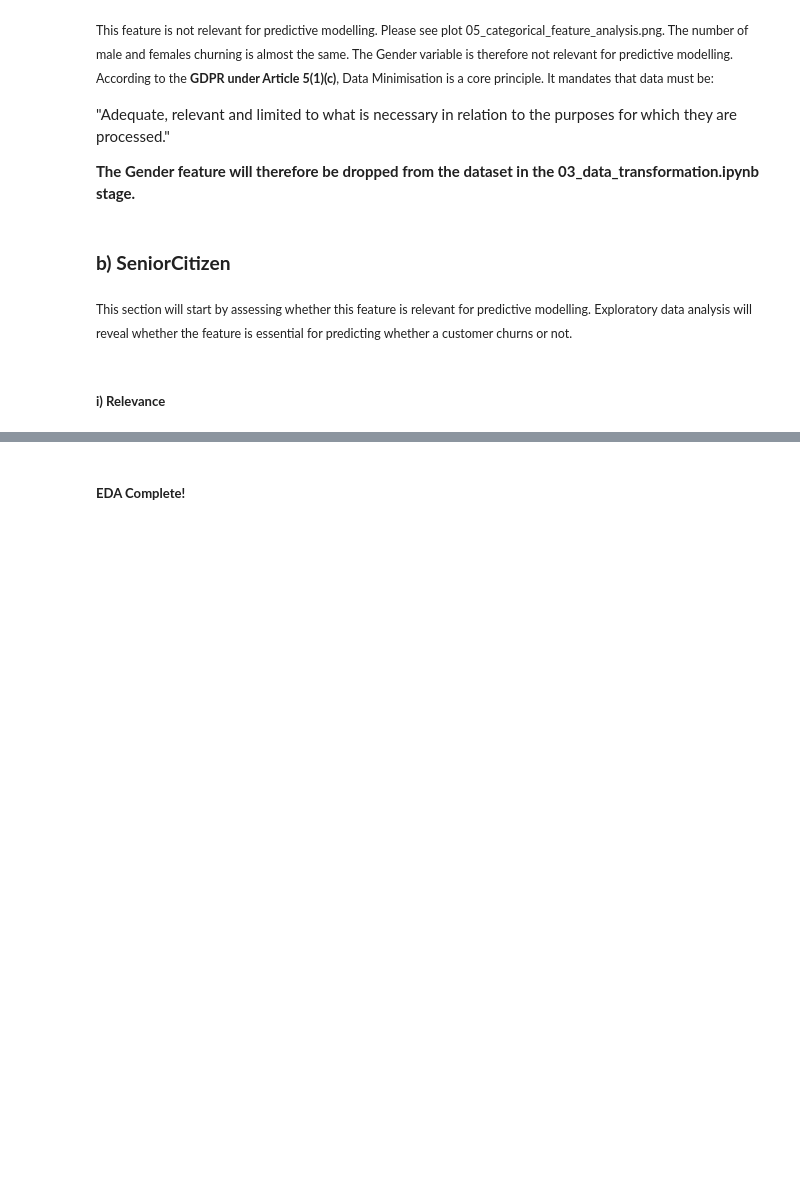
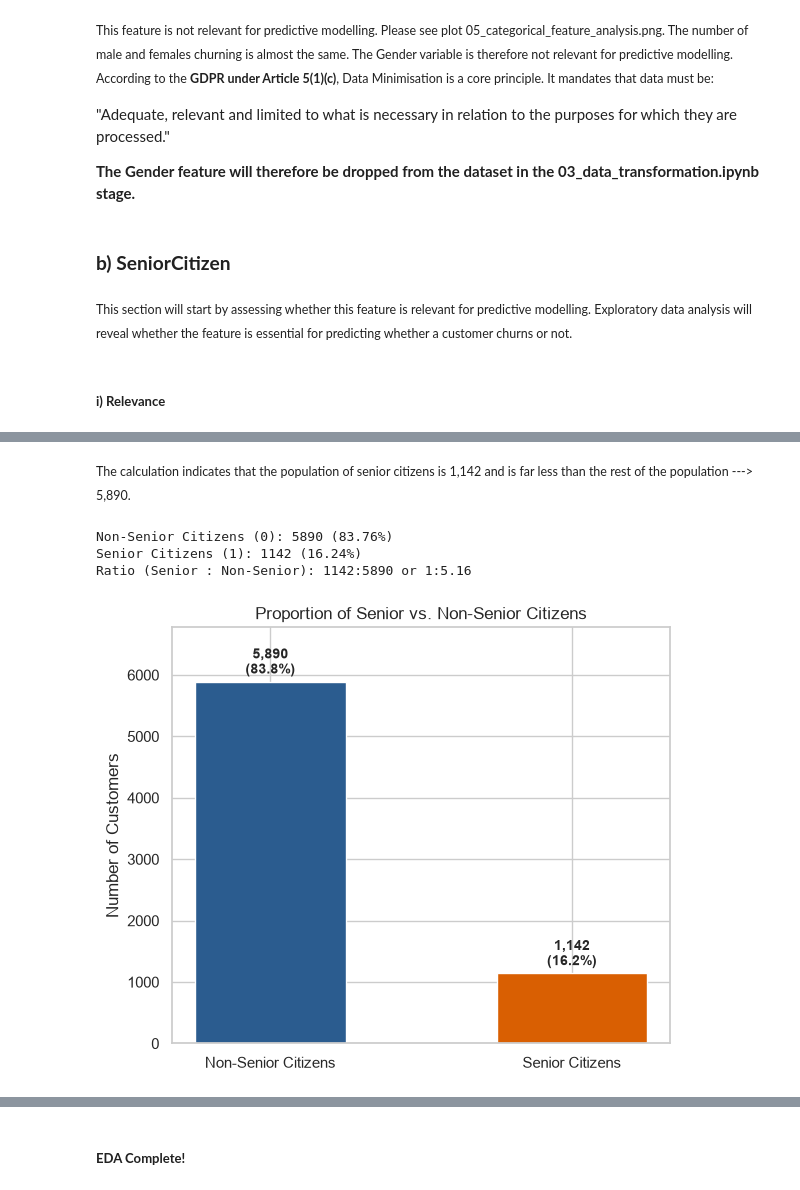
Before and after one commit to Joyy-cloud/TelecomChurning, a Jupyter notebook: 02_eda.ipynb, the cells around one changed output, grey strips where cells are left out. Drawn from its saved outputs; the diff is of its cells as text; code cells hidden in the pictures; blank space fills up the shorter version.

Commit message:
Relevance of Senior Citizen Feature Explored

```diff
--- a/02_eda.ipynb
+++ b/02_eda.ipynb
@@ -621,0 +624,6 @@ This section justifies the inclusion or exclusion of each feature in the predict
+# %%
+
+df =pd.read_csv('data/02_telco_cleaned.csv')
+
+print(df.columns)
+print(df['SeniorCitizen'].value_counts(dropna=False))
@@ -621,0 +641,40 @@ This section justifies the inclusion or exclusion of each feature in the predict
+# %% [markdown]
+<small>The calculation indicates that the population of senior citizens is 1,142 and is far less than the rest of the population ---> 5,890.
+# %%
+counts = df['SeniorCitizen'].value_counts()
+total = len(df)
+props = counts / total * 100
+
+print(f"Non-Senior Citizens (0): {counts[0]} ({props[0]:.2f}%)")
+print(f"Senior Citizens (1): {counts[1]} ({props[1]:.2f}%)")
+print(f"Ratio (Senior : Non-Senior): {counts[1]}:{counts[0]} or 1:{counts[0]/counts[1]:.2f}")
+
+# Creating visualization
+fig, ax = plt.subplots(figsize=(6, 5))
+colors = ['#2b5c8f', '#d95f02']
+labels = ['Non-Senior Citizens', 'Senior Citizens']
+values = [counts[0], counts[1]]
+
+bars = ax.bar(labels, values, color=colors, width=0.5)
+
+# Adding annotations on top of bars
+for bar in bars:
+    height = bar.get_height()
+    percentage = (height / total) * 100
+    ax.annotate(f'{height:,}\n({percentage:.1f}%)',
+                xy=(bar.get_x() + bar.get_width() / 2, height),
+                xytext=(0, 3),  # 3 points vertical offset
+                textcoords="offset points",
+                ha='center', va='bottom', fontsize=10, fontweight='bold')
+
+ax.set_ylabel('Number of Customers')
+ax.set_title('Proportion of Senior vs. Non-Senior Citizens')
+ax.set_ylim(0, max(values) * 1.15)
+plt.tight_layout()
+plt.savefig('plots/08_senior_citizen_proportion.png')
+plt.show()
+# %% [output]
+Non-Senior Citizens (0): 5890 (83.76%)
+Senior Citizens (1): 1142 (16.24%)
+Ratio (Senior : Non-Senior): 1142:5890 or 1:5.16
+[figure, added]
```
Also changed, not shown: parts of 6 cells of this notebook.
